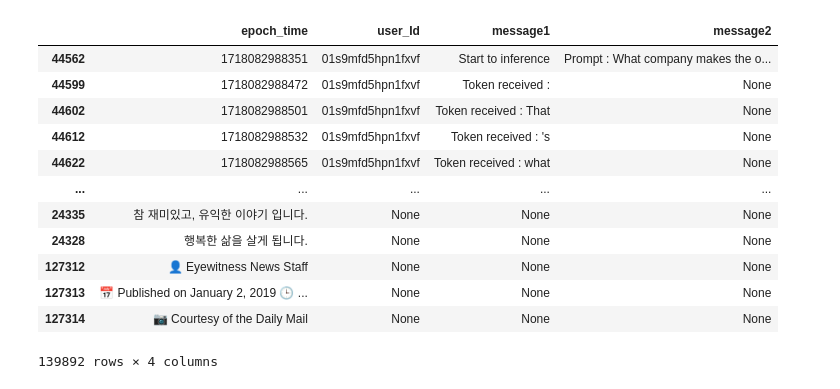
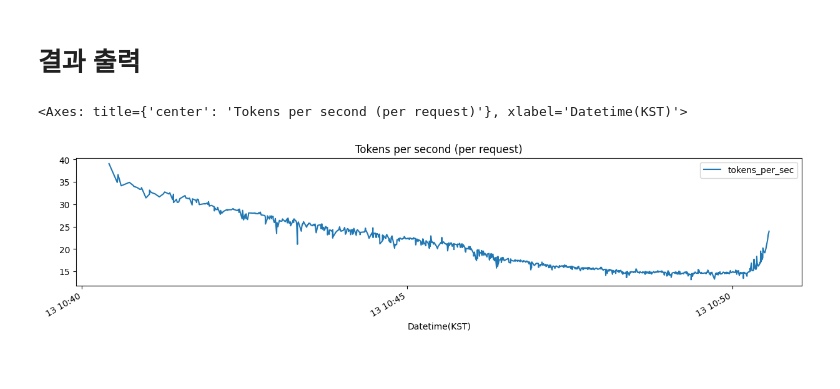
Before and after one commit to MyeongJaeKim/LLM-serving, a Jupyter notebook: loadtest-client/analytics/data_analysis.ipynb, the cells around one changed output. Drawn from its saved outputs; the diff is of its cells as text; code cells hidden in the pictures.

```diff
--- a/loadtest-client/analytics/data_analysis.ipynb
+++ b/loadtest-client/analytics/data_analysis.ipynb
@@ -3,21 +3,2 @@
 # %%
-log_file = './log_openai_compat_a.x_10user.out'
+log_file = './log_fastapi_vllm_mistral7b0.2_50users.out'
-# %%
-import pandas as pd
-log_df = pd.read_csv(log_file, delimiter='\|\|', names=['epoch_time', 'user_Id', 'message1', 'message2'])
-sorted_df = log_df.sort_values(by=['user_Id', 'epoch_time'])
-sorted_df
-# %% [output]
-|  | epoch_time | user_Id | message1 | message2 |
-| 44562 | 1718082988351 | 01s9mfd5hpn1fxvf | Start to inference | Prompt : What company makes the o... |
-| 44599 | 1718082988472 | 01s9mfd5hpn1fxvf | Token received : | None |
-| 44602 | 1718082988501 | 01s9mfd5hpn1fxvf | Token received : That | None |
-| 44612 | 1718082988532 | 01s9mfd5hpn1fxvf | Token received : 's | None |
-| 44622 | 1718082988565 | 01s9mfd5hpn1fxvf | Token received : what | None |
-| ... | ... | ... | ... | ... |
-| 24335 | 참 재미있고, 유익한 이야기 입니다. | None | None | None |
-| 24328 | 행복한 삶을 살게 됩니다. | None | None | None |
-| 127312 | 👤 Eyewitness News Staff | None | None | None |
-| 127313 | 📅 Published on January 2, 2019 🕒 ... | None | None | None |
-| 127314 | 📷 Courtesy of the Daily Mail | None | None | None |
-139892 rows × 4 columns
@@ -23,0 +47,2 @@ sorted_df
+# %% [markdown]
+# 결과 출력
@@ -23,0 +55,7 @@ sorted_df
+# %%
+caculated_df.plot(title='Tokens per second (per request)', figsize=(15, 3),
+                xlabel = 'Datetime(KST)', x='Datetime(KST)',
+                y=['tokens_per_sec'])
+# %% [output]
+<Axes: title={'center': 'Tokens per second (per request)'}, xlabel='Datetime(KST)'>
+[figure, added]
```
Also changed, not shown: parts of 9 cells of this notebook, 4 other files.
